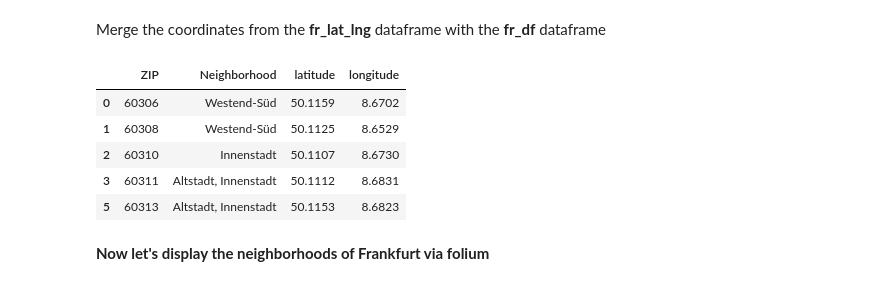
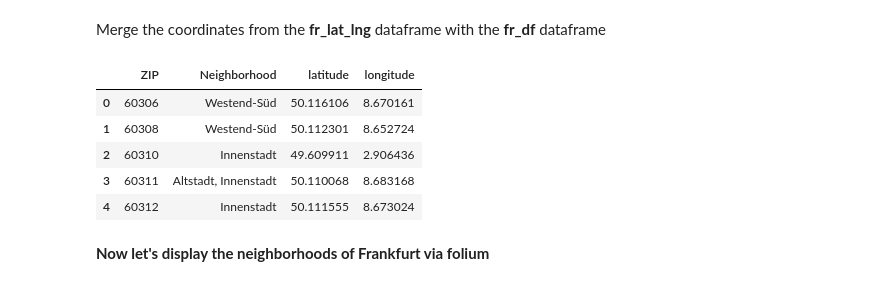
Before and after one commit to marodatavision/Coursera_Capstone, a Jupyter notebook: The_Battle_of_Neighborhoods_Week_1.ipynb, the cells around one changed output. Cells and saved outputs as stored; diff of their text form; code cells hidden in the pictures.

```diff
--- a/The_Battle_of_Neighborhoods_Week_1.ipynb
+++ b/The_Battle_of_Neighborhoods_Week_1.ipynb
@@ -103,17 +100,29 @@ fr_lat_lng.head(5)
+# %%
+zipcoder = Nominatim(user_agent="my_awsome_app")
+fr_lat_lng = []
+for plz in fr_df['ZIP'].values:
+    result = zipcoder.geocode(plz)
+    fr_lat_lng.append(result)
+# fr_lat_lng
+# %%
+lat_lng_list = {'latitude': [], 'longitude': []}
+for loc in fr_lat_lng:
+    lat_lng_list['latitude'].append(loc.latitude)
+    lat_lng_list['longitude'].append(loc.longitude)
 # %% [markdown]
 Merge the coordinates from the __fr_lat_lng__ dataframe with the __fr_df__ dataframe
 # %%
-frankframe = pd.concat([fr_df, fr_lat_lng[['latitude', 'longitude']]], axis=1)
+frankframe = pd.concat([fr_df, pd.DataFrame(data=lat_lng_list)], axis=1)
 # drop the row where we didn't receive coordinates
 frankframe.dropna(axis=0, inplace=True)
 frankframe.head()
 # %% [output]
 |  | ZIP | Neighborhood | latitude | longitude |
-| 0 | 60306 | Westend-Süd | 50.1159 | 8.6702 |
-| 1 | 60308 | Westend-Süd | 50.1125 | 8.6529 |
-| 2 | 60310 | Innenstadt | 50.1107 | 8.6730 |
-| 3 | 60311 | Altstadt, Innenstadt | 50.1112 | 8.6831 |
-| 5 | 60313 | Altstadt, Innenstadt | 50.1153 | 8.6823 |
+| 0 | 60306 | Westend-Süd | 50.116106 | 8.670161 |
+| 1 | 60308 | Westend-Süd | 50.112301 | 8.652724 |
+| 2 | 60310 | Innenstadt | 49.609911 | 2.906436 |
+| 3 | 60311 | Altstadt, Innenstadt | 50.110068 | 8.683168 |
+| 4 | 60312 | Innenstadt | 50.111555 | 8.673024 |
 # %% [markdown]
 __Now let's display the neighborhoods of Frankfurt via folium__
 # %%
```
Also changed, not shown: parts of 67 cells of this notebook.
